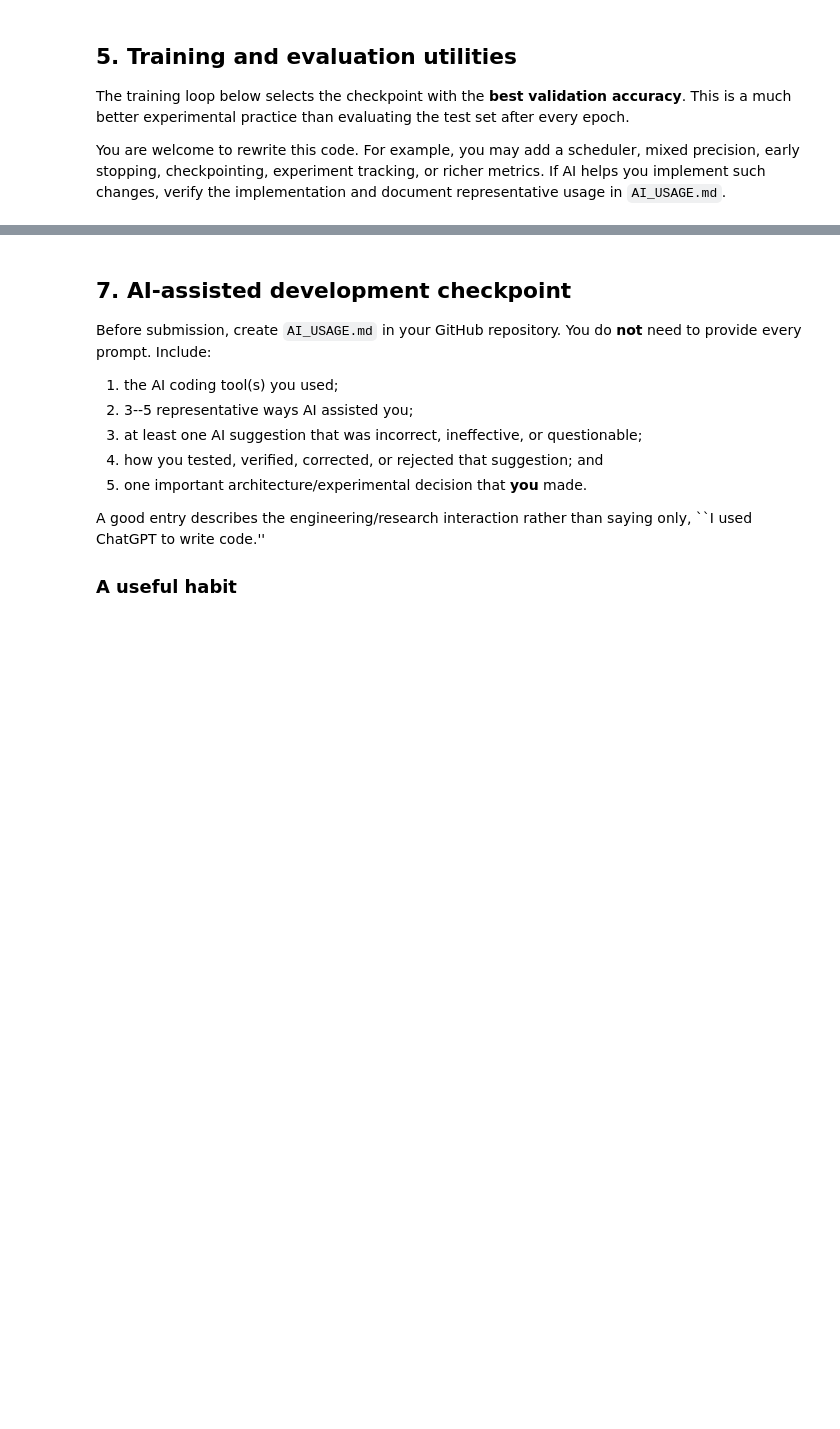
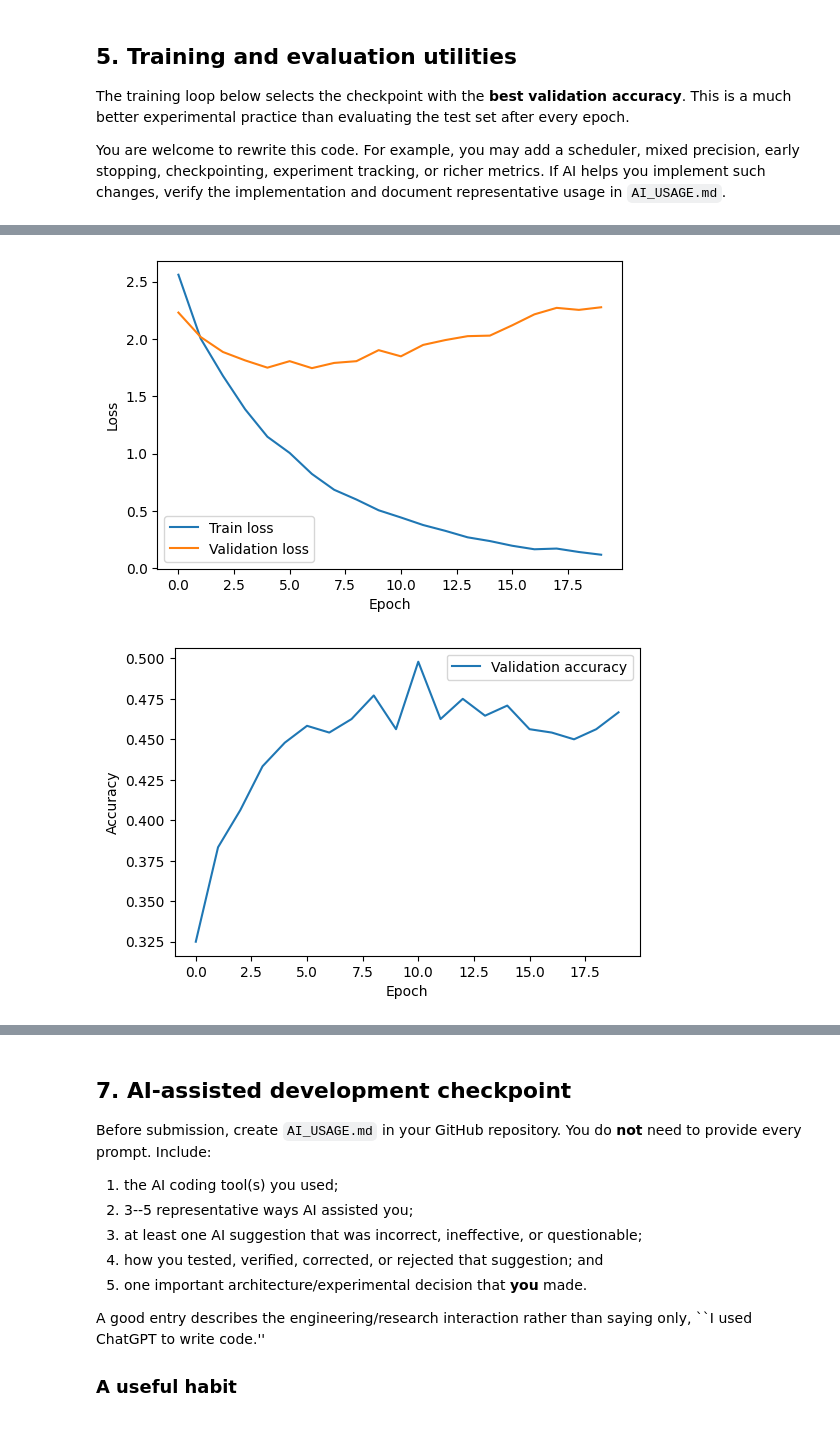
Before and after one commit to ameliaeckard/cnn-scene-classification, a Jupyter notebook: notebooks/ITCS_6169_8169_Assignment1_2026_Starter.ipynb, the cells around one changed output, grey strips where cells are left out. Saved outputs shown, nothing was run; the diff lists cells and outputs as text; code cells hidden in the pictures; blank space fills up the shorter version.

```diff
--- a/notebooks/ITCS_6169_8169_Assignment1_2026_Starter.ipynb
+++ b/notebooks/ITCS_6169_8169_Assignment1_2026_Starter.ipynb
@@ -313,30 +277,11 @@ def train_model(model, train_loader, val_loader, optimizer, epochs=20, device=de
     return model, history
 # %%
 # Train the deliberately simple baseline.
+set_random_seed(SEED)
+model = TNet(num_classes=num_classes)
+optimizer = optim.Adam(model.parameters(), lr=0.002)
 
-set_random_seed(SEED)
-
-model_zero = PaddedTNet(
-    num_classes=num_classes,
-    padding_mode='zeros'
+model, history = train_model(
+    model, train_loader, val_loader, optimizer, epochs=20, device=device
 )
-
-optimizer_zero = optim.Adam(
-    model_zero.parameters(),
-    lr=0.002
-)
-
-model_zero, history_zero = train_model(
-    model_zero,
-    train_loader,
-    val_loader,
-    optimizer_zero,
-    epochs=20,
-    device=device
-)
-
-best_zero_acc = max(history_zero['val_acc'])
-
-print()
-print(f'Best validation accuracy: {best_zero_acc:.4f}')
 # %% [output]
@@ -406,3 +305,22 @@ Experiment 2B best validation accuracy: 0.4979
+# %%
+# Plot the starter training history.
+plt.figure(figsize=(6, 4))
+plt.plot(history['train_loss'], label='Train loss')
+plt.plot(history['val_loss'], label='Validation loss')
+plt.xlabel('Epoch')
+plt.ylabel('Loss')
+plt.legend()
+plt.show()
+
+plt.figure(figsize=(6, 4))
+plt.plot(history['val_acc'], label='Validation accuracy')
+plt.xlabel('Epoch')
+plt.ylabel('Accuracy')
+plt.legend()
+plt.show()
+# %% [output]
+[figure, added]
+[figure, added]
 # %% [markdown]
 ## 6. Your turn: beat the baseline
 
```
Also changed, not shown: parts of 12 cells of this notebook.
